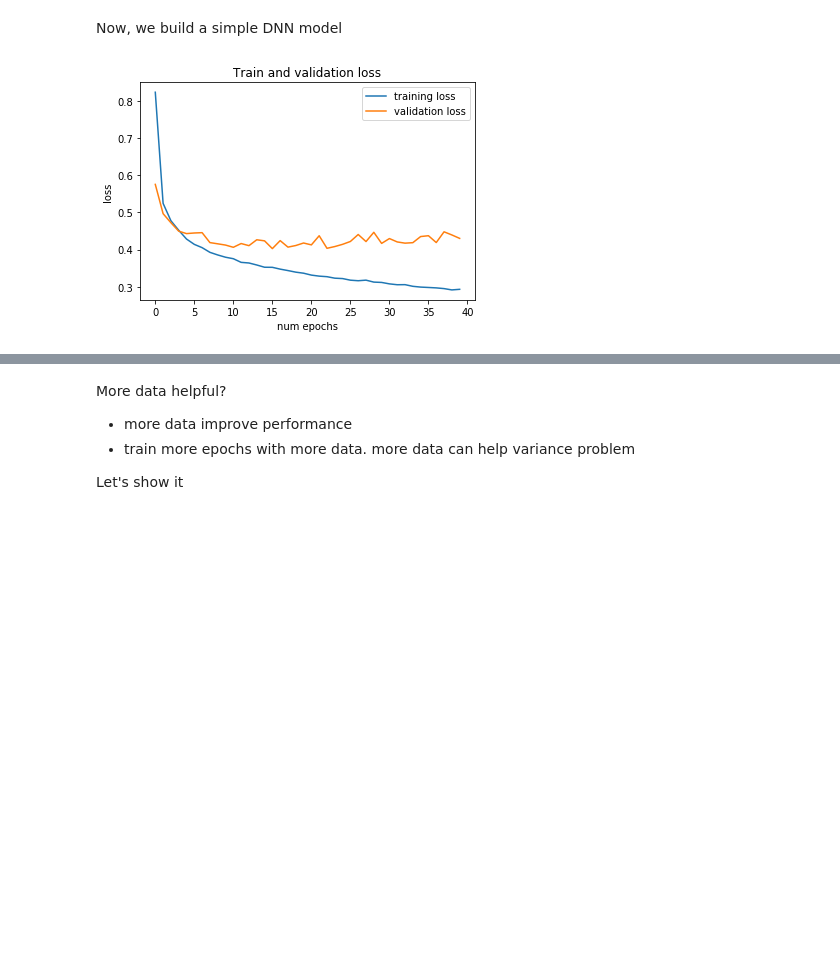
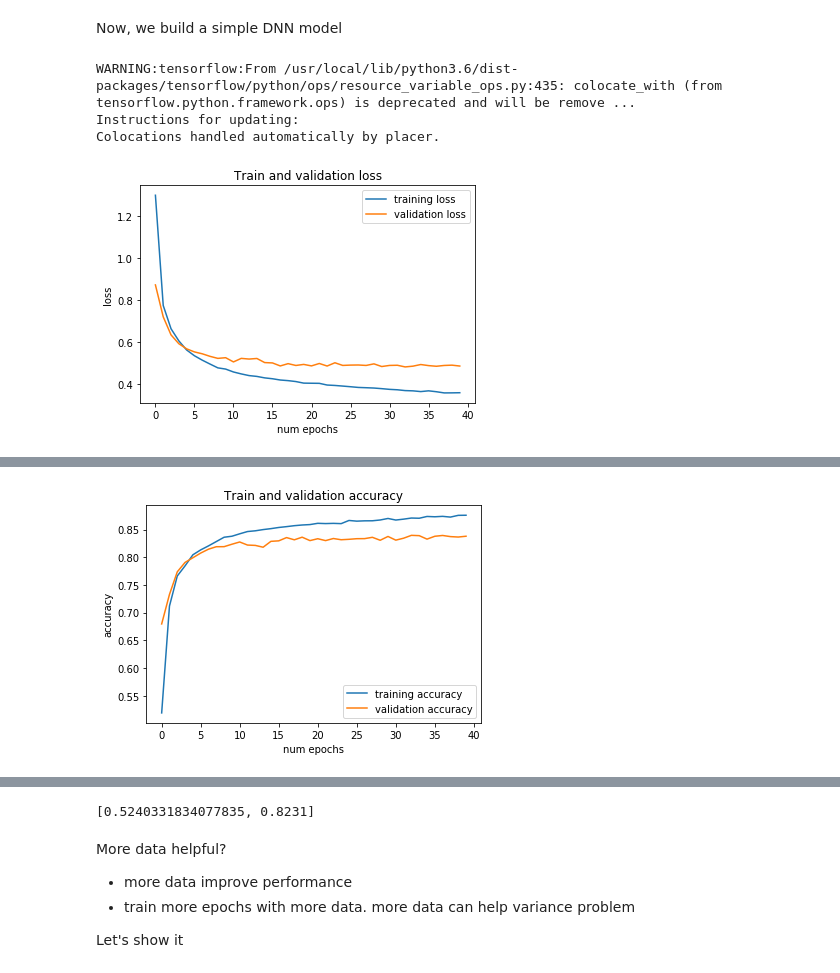
Before and after one commit to lucius-yu/colab-tutorial, a Jupyter notebook: simple_dnn.ipynb, the cells around one changed output, grey strips where cells are left out. Cells and saved outputs as stored; diff of their text form; code cells hidden in the pictures; blank space fills up the shorter version.

```diff
--- a/simple_dnn.ipynb
+++ b/simple_dnn.ipynb
@@ -90,15 +90,20 @@ def plot_acc(history):
 # %%
 snn_model = get_model()
 
 # train the model
-train_size=int(X_train.shape[0]/2)
+train_size=int(X_train.shape[0]/4)
+
+print("Start training with train dataset size {}".format(train_size))
 history=snn_model.fit(X_train[:train_size], y_train[:train_size],verbose=0,validation_data=(X_valid,y_valid), epochs=40)
 
 # plot the result
 plot_loss(history)
 plot_acc(history)
 
 # evaluate the model
 snn_model.evaluate(test_images, test_labels)
 # %% [output]
+WARNING:tensorflow:From /usr/local/lib/python3.6/dist-packages/tensorflow/python/ops/resource_variable_ops.py:435: colocate_with (from tensorflow.python.framework.ops) is deprecated and will be remove ...
+Instructions for updating:
+Colocations handled automatically by placer.
-[figure, old version]
+[figure, new version]
@@ -105,0 +110 @@ snn_model.evaluate(test_images, test_labels)
+[figure, added]
@@ -107,3 +112,4 @@ snn_model.evaluate(test_images, test_labels)
+[0.5240331834077835, 0.8231]
 # %% [markdown]
 More data helpful?
 
```
Also changed, not shown: parts of 2 cells of this notebook.
